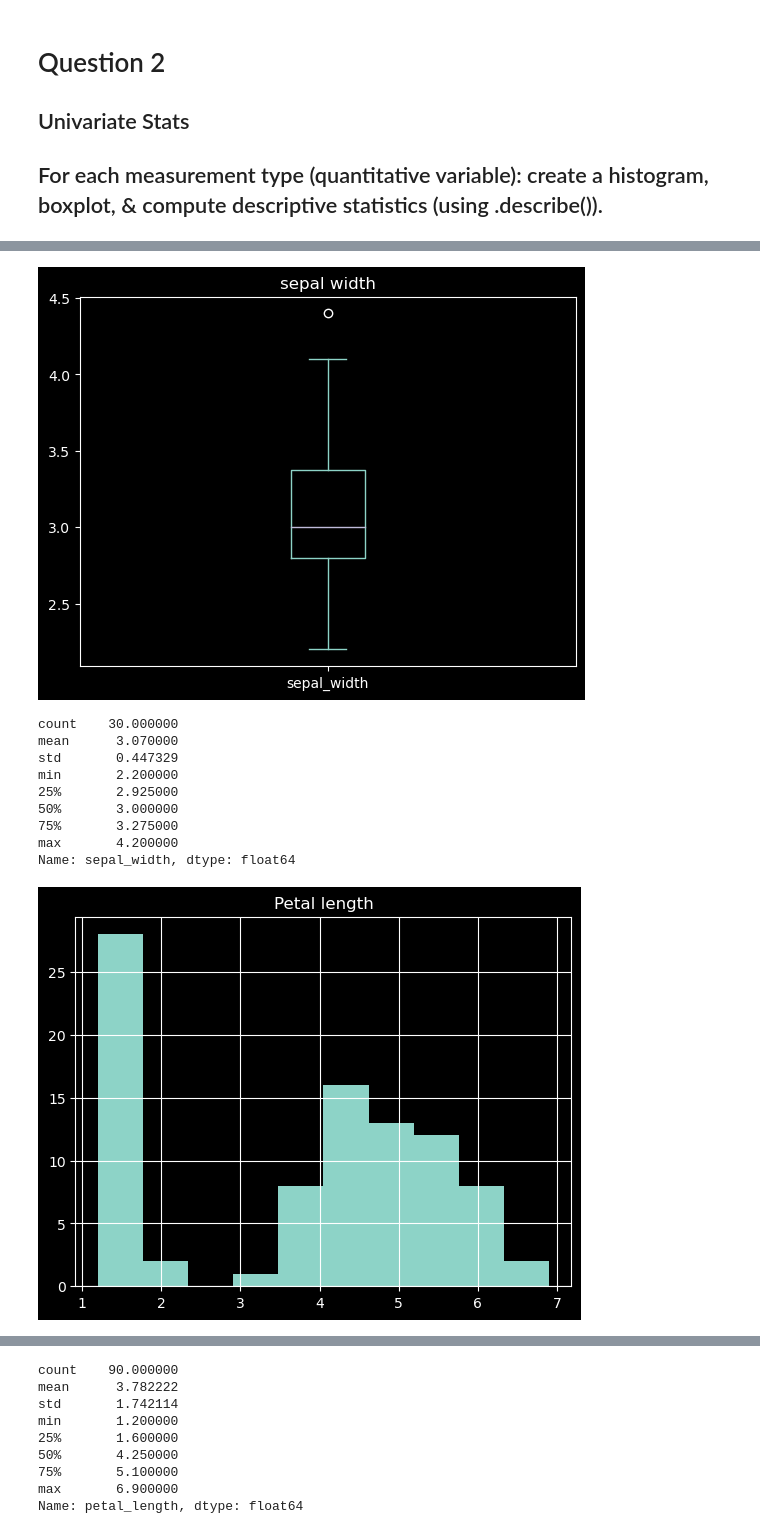
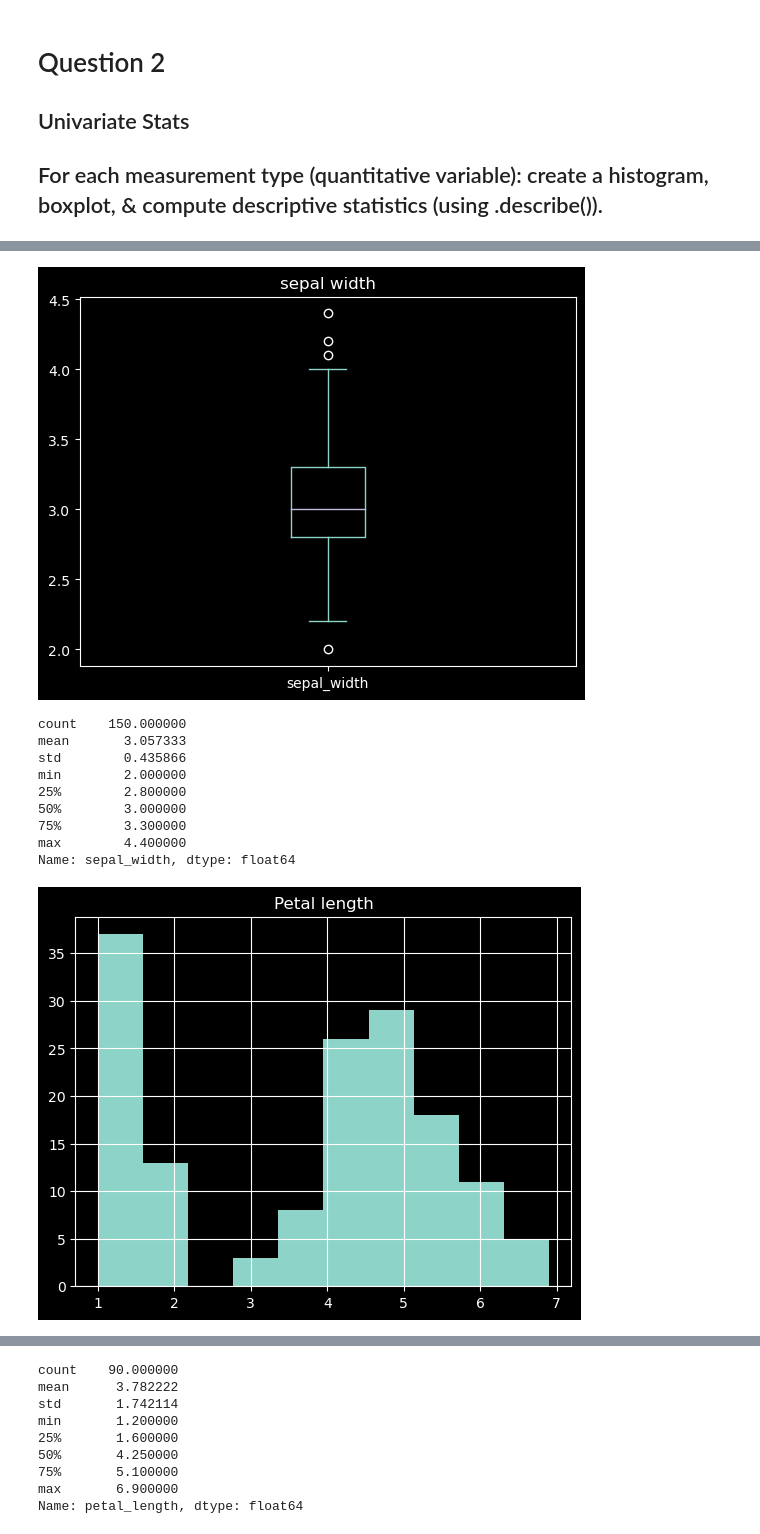
Before and after one commit to Ramiro-Lopez/classification-repo, a Jupyter notebook: classification_exercises.ipynb, the cells around one changed output, grey strips where cells are left out. Cells and saved outputs as stored; diff of their text form; code cells hidden in the pictures.

```diff
--- a/classification_exercises.ipynb
+++ b/classification_exercises.ipynb
@@ -1083,25 +1085,25 @@ plt.show()
 # %%
-train_iris.sepal_width.plot.box()
+iris.sepal_width.plot.box()
 plt.title('sepal width')
 plt.show()
 # %% [output]
-[figure, old version]
+[figure, new version]
 # %%
-test_iris.sepal_width.describe()
+iris.sepal_width.describe()
 # %% [output]
-count    30.000000
-mean      3.070000
-std       0.447329
-min       2.200000
-25%       2.925000
-50%       3.000000
-75%       3.275000
-max       4.200000
+count    150.000000
+mean       3.057333
+std        0.435866
+min        2.000000
+25%        2.800000
+50%        3.000000
+75%        3.300000
+max        4.400000
 Name: sepal_width, dtype: float64
 # %%
-train_iris.petal_length.hist()
+iris.petal_length.hist()
 plt.title('Petal length')
 plt.show()
 # %% [output]
-[figure, old version]
+[figure, new version]
 # %%
```
Also changed, not shown: parts of 38 cells of this notebook.
